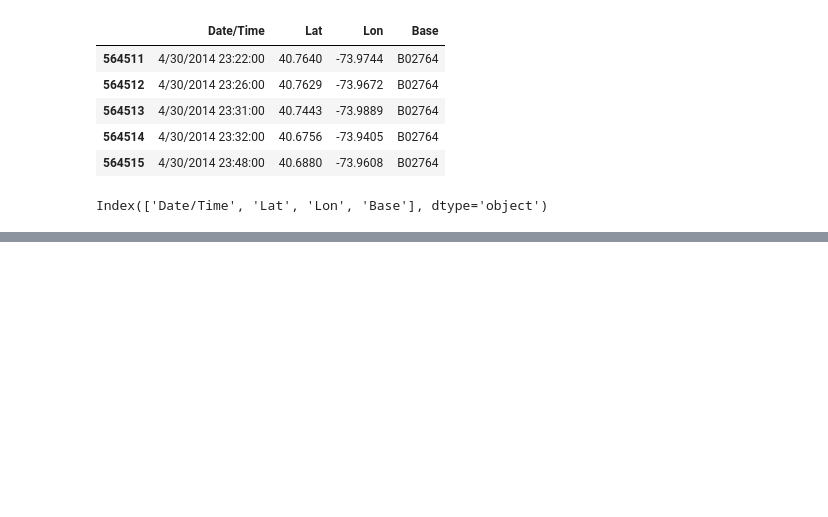
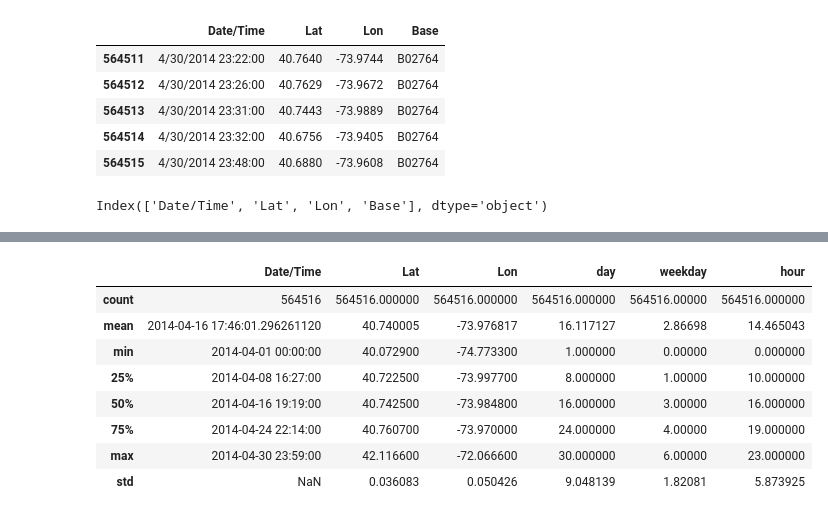
Before and after one commit to bonivalyvan/Uber-2024, a Jupyter notebook: Main.ipynb, the cells around one changed output, grey strips where cells are left out. Drawn from its saved outputs; the diff is of its cells as text; code cells hidden in the pictures; blank space fills up the shorter version.

```diff
--- a/Main.ipynb
+++ b/Main.ipynb
@@ -46,0 +83,7 @@ Index(['Date/Time', 'Lat', 'Lon', 'Base'], dtype='object')
+# %%
+def get_weekday(dt):
+    return dt.weekday() #.weekday() is a method
+# %%
+df['weekday']= df['Date/Time'].map(get_weekday)
+
+df.head()
@@ -46,0 +97,7 @@ Index(['Date/Time', 'Lat', 'Lon', 'Base'], dtype='object')
+# %%
+def get_hour(dt):
+    return dt.hour #.hour is an attribute
+# %%
+df['hour'] = df['Date/Time'].map(get_hour)
+
+df.head()
@@ -46,0 +111,12 @@ Index(['Date/Time', 'Lat', 'Lon', 'Base'], dtype='object')
+# %%
+df.describe()
+# %% [output]
+|  | Date/Time | Lat | Lon | day | weekday | hour |
+| count | 564516 | 564516.000000 | 564516.000000 | 564516.000000 | 564516.00000 | 564516.000000 |
+| mean | 2014-04-16 17:46:01.296261120 | 40.740005 | -73.976817 | 16.117127 | 2.86698 | 14.465043 |
+| min | 2014-04-01 00:00:00 | 40.072900 | -74.773300 | 1.000000 | 0.00000 | 0.000000 |
+| 25% | 2014-04-08 16:27:00 | 40.722500 | -73.997700 | 8.000000 | 1.00000 | 10.000000 |
+| 50% | 2014-04-16 19:19:00 | 40.742500 | -73.984800 | 16.000000 | 3.00000 | 16.000000 |
+| 75% | 2014-04-24 22:14:00 | 40.760700 | -73.970000 | 24.000000 | 4.00000 | 19.000000 |
+| max | 2014-04-30 23:59:00 | 42.116600 | -72.066600 | 30.000000 | 6.00000 | 23.000000 |
+| std | NaN | 0.036083 | 0.050426 | 9.048139 | 1.82081 | 5.873925 |
```
Also changed, not shown: parts of 6 cells of this notebook.
